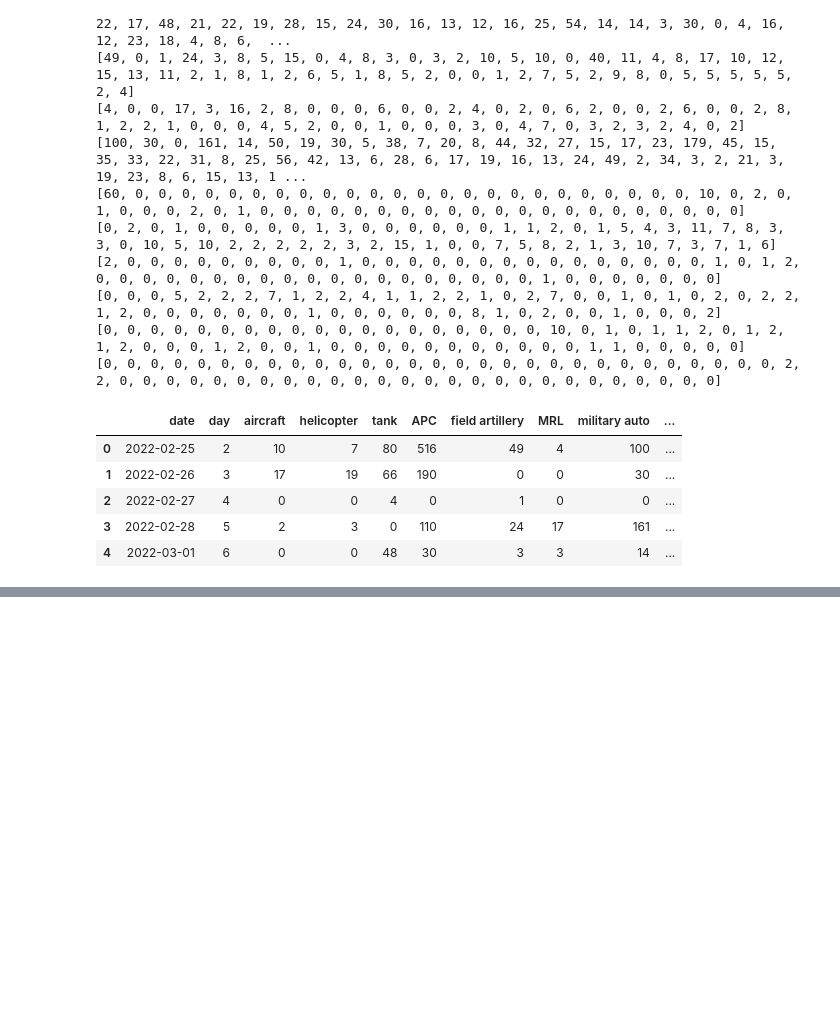
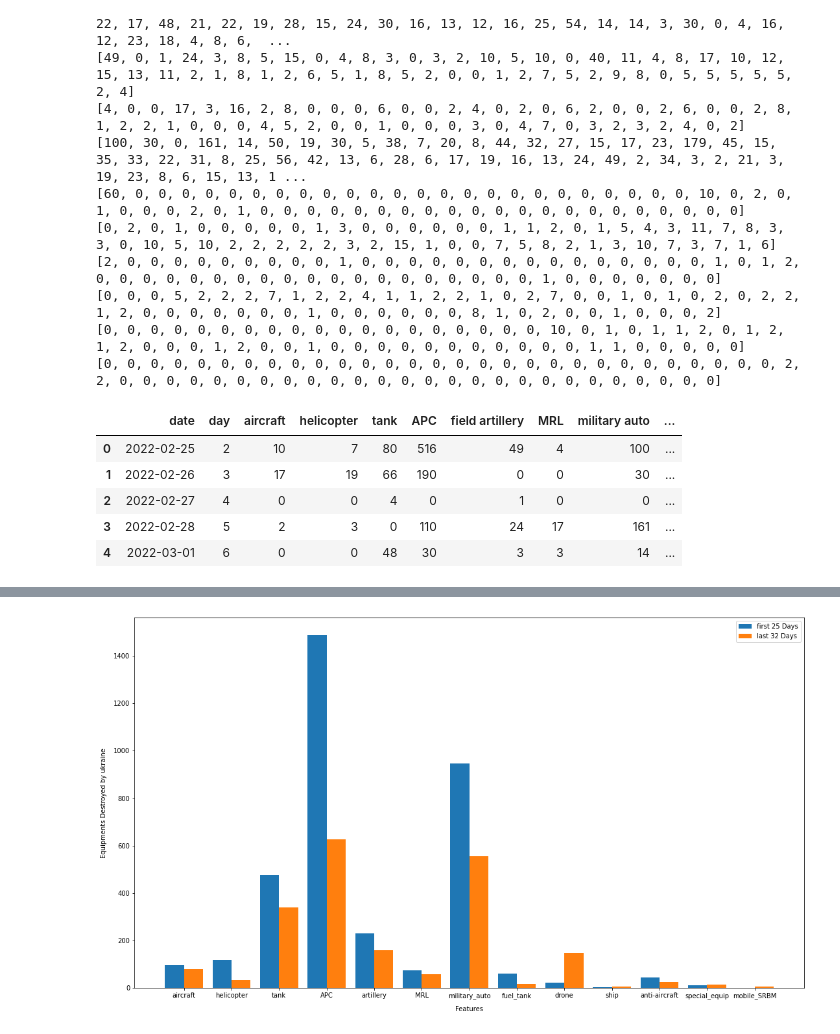
Before and after one commit to DhanushNarayanan7/Ukraine-Russia-Analysis, a Jupyter notebook: ukraine-russia-ds-dandk.ipynb, the cells around one changed output, grey strips where cells are left out. Saved outputs shown, nothing was run; the diff lists cells and outputs as text; code cells hidden in the pictures; blank space fills up the shorter version.

Commit message:
Kaggle Notebook | Ukraine-Russia_DS_DanDk | Version 4

```diff
--- a/ukraine-russia-ds-dandk.ipynb
+++ b/ukraine-russia-ds-dandk.ipynb
@@ -142,0 +162,28 @@ df.head()
+# %%
+#test for bar
+
+#plt.barh(df.day[24],df.aircraft[:24].cumsum())
+#plt.show()
+
+bar1_main=[]
+bar2_main=[]
+for (columnName, columnData)  in df.iteritems():
+    X_axis = np.arange(len(needed_list))
+    if columnName in needed_list:
+        bar1=columnData[:24].sum()
+        bar2=columnData[25:].sum()
+        bar1_main.append(bar1)
+        bar2_main.append(bar2)
+
+plt.bar(X_axis - 0.2, bar1_main , 0.4, label = 'first 25 Days')
+plt.bar(X_axis + 0.2, bar2_main , 0.4, label = 'last 32 Days')
+plot_name=["aircraft","helicopter","tank","APC","artillery","MRL","military_auto","fuel_tank","drone","ship","anti-aircraft","special_equip","mobile_SRBM"]
+plt.xticks(X_axis, plot_name)
+fig = plt.gcf()
+fig.set_size_inches(18.5, 10.5)
+plt.legend()
+plt.xlabel("Features",labelpad=10)
+plt.ylabel("Equipments Destroyed by ukraine",labelpad=10)
+plt.show()
+# %% [output]
+[figure, added]
```
Also changed, not shown: parts of 3 cells of this notebook.
